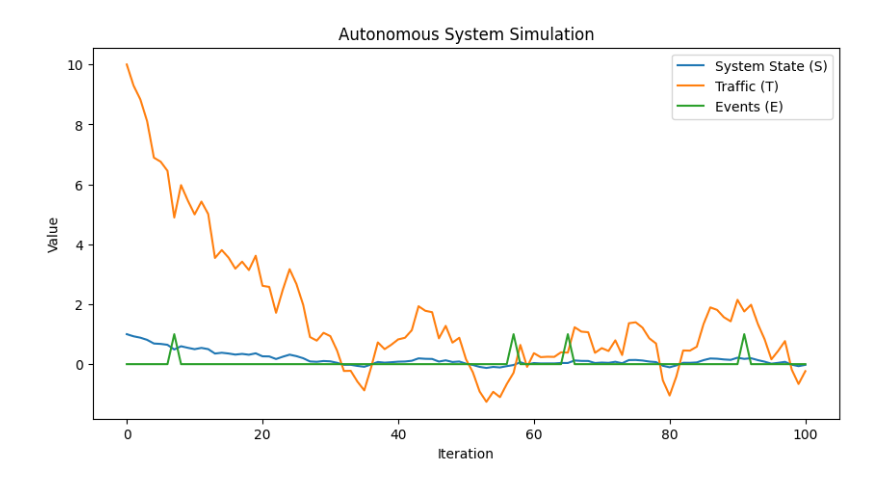
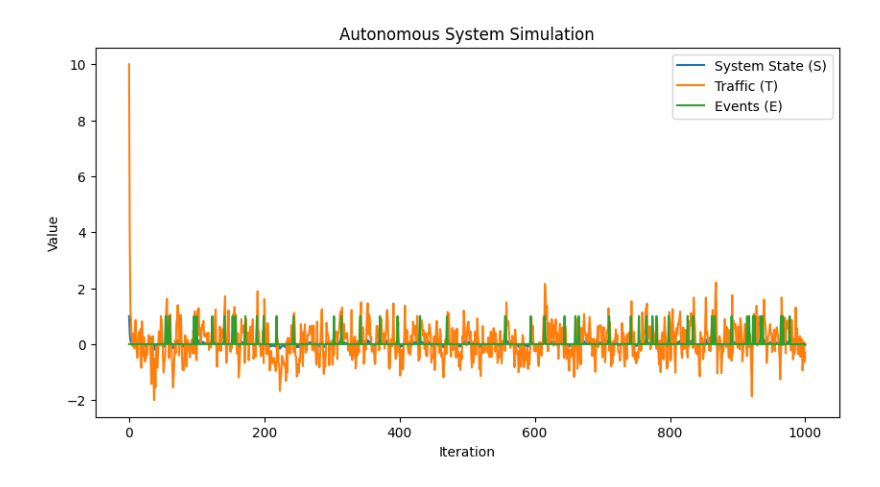
Before and after one commit to mngugi/Work_Book_Projects, a Jupyter notebook: simulation_sample.ipynb, the cells around one changed output. Saved outputs shown, nothing was run; the diff lists cells and outputs as text; code cells hidden in the pictures.

```diff
--- a/simulation_sample.ipynb
+++ b/simulation_sample.ipynb
@@ -4,39 +4,48 @@
 import numpy as np
 import matplotlib.pyplot as plt
 
+'''
 # Parameters
 alpha = 0.9
 beta = 0.1
 gamma = 0.05
 iterations = 100
 k = 10
+'''
+# new set of parameters
+alpha = 0.4
+beta = 0.1
+gamma = 0.05
+iterations = 1000
+k = 10
+
 
 # Initialize variables
 S = np.zeros(iterations + 1)
 T = np.zeros(iterations + 1)
 E = np.zeros(iterations + 1)
 epsilon = np.random.randn(iterations + 1)
 
 # Initial conditions
 S[0] = 1  # Starting state
 T[0] = S[0] * k
 E[0] = 0  # No initial event
 
 # Simulation loop
 for n in range(iterations):
     E[n+1] = np.random.choice([0, 1], p=[0.95, 0.05])  # Random event occurrence
     S[n+1] = alpha * S[n] + beta * E[n] + gamma * epsilon[n]
     T[n+1] = S[n+1] * k
 
 # Plot results
 plt.figure(figsize=(10, 5))
 plt.plot(S, label='System State (S)')
 plt.plot(T, label='Traffic (T)')
 plt.plot(E, label='Events (E)')
 plt.xlabel('Iteration')
 plt.ylabel('Value')
 plt.legend()
 plt.title('Autonomous System Simulation')
 plt.show()
 # %% [output]
-[figure, old version]
+[figure, new version]
```
